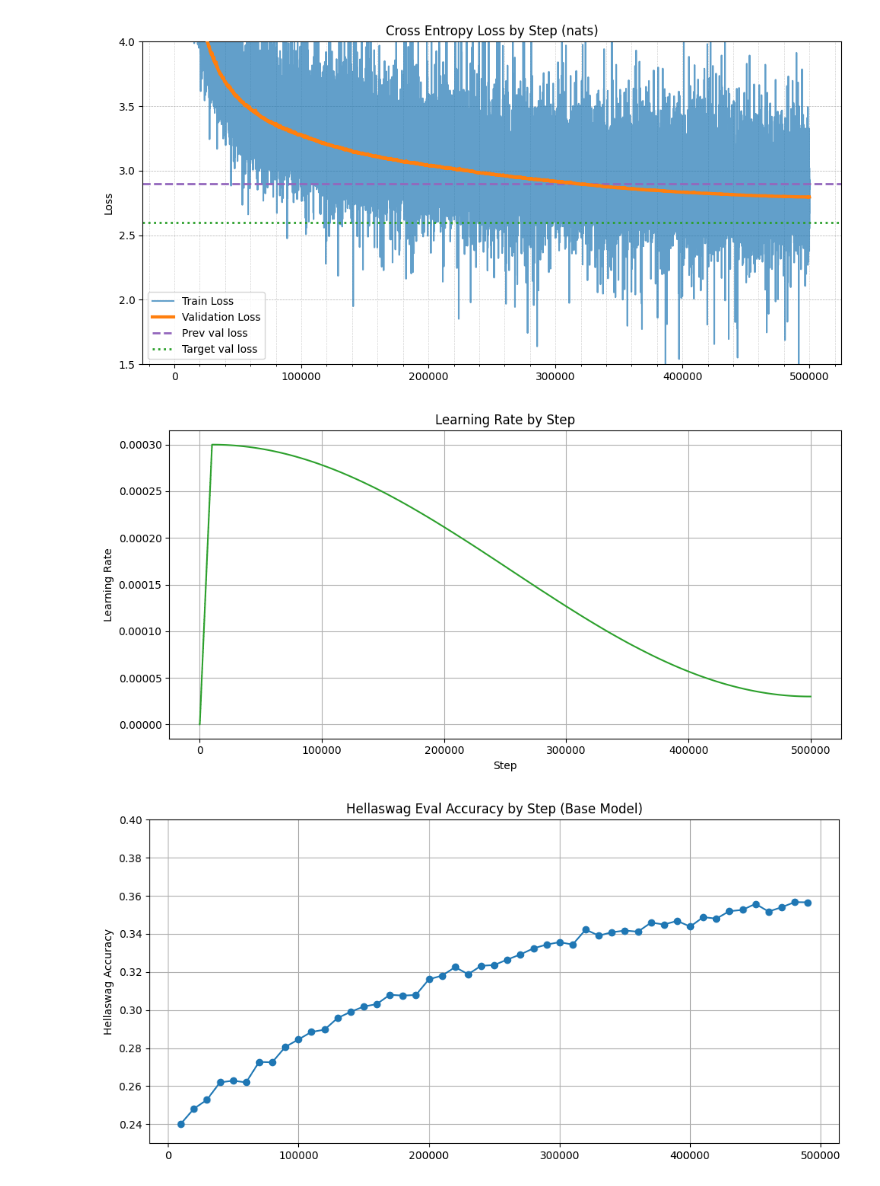
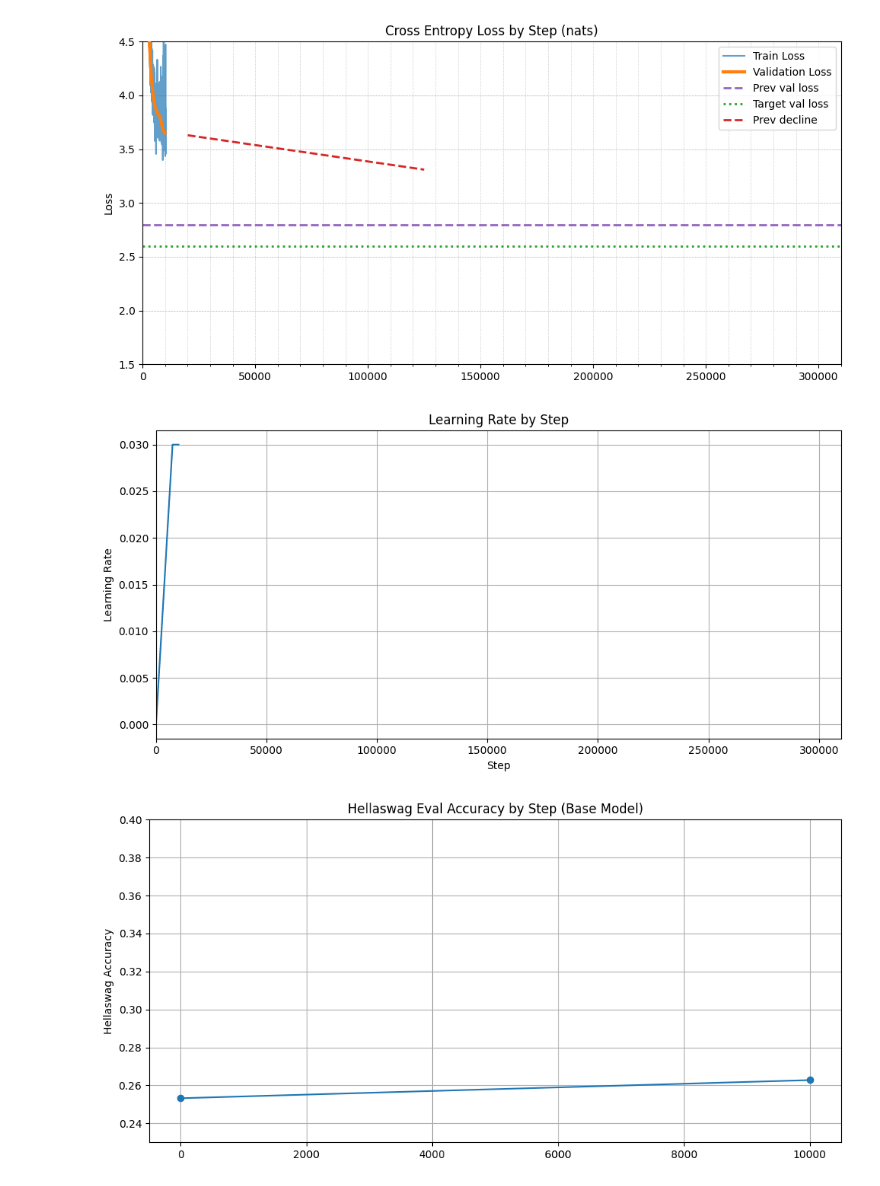
Before and after one commit to feljost/fgpt, a Jupyter notebook: report/code/visualize.ipynb, the cells around one changed output. Cells and saved outputs as stored; diff of their text form; code cells hidden in the pictures.

```diff
--- a/report/code/visualize.ipynb
+++ b/report/code/visualize.ipynb
@@ -5,7 +5,7 @@ import matplotlib.ticker as mticker
 import pandas as pd
 
 # Load the contents
-with open("../../logs/train_metrics_20251129_1850.jsonl", "r") as f:
+with open("../../logs/train_metrics_20251220_1343.jsonl", "r") as f:
     train_metrics = [json.loads(line) for line in f]
 
 df_metrics = pd.DataFrame(train_metrics)
@@ -44,0 +27,13 @@ df_metrics[df_metrics["val_loss"].notnull()].tail(10)
+# %%
+df_metrics["timestamp"] = pd.to_datetime(df_metrics["timestamp"])
+
+# adjust timestamps after a slight hickup in training.
+cutoff = pd.Timestamp("2025-12-20T15:50:00")
+mask = df_metrics["timestamp"] < cutoff
+df_metrics.loc[mask, "timestamp"] += pd.Timedelta(minutes=24)
+
+
+df_metrics["elapsed_hours"] = (df_metrics["timestamp"] - df_metrics["timestamp"].iloc[0]).dt.total_seconds() / 3600
+
+
+df_metrics
@@ -64,8 +73,9 @@ ax1.plot(
 )
 
 # Add horizontal lines for previous and target val loss
-ax1.axhline(2.9, color="tab:purple", linestyle="--", linewidth=2, label="Prev val loss")
+ax1.axhline(2.8, color="tab:purple", linestyle="--", linewidth=2, label="Prev val loss")
 ax1.axhline(2.6, color="tab:green", linestyle=":", linewidth=2, label="Target val loss")
+ax1.plot([20000, 125000], [3.63, 3.31], color="tab:red", linestyle="--", linewidth=2, label="Prev decline", zorder=99)
 
 ax1.legend()
 ax1.yaxis.grid(True, which="both", linestyle="--", linewidth=0.5)
@@ -76,36 +86,41 @@ ax1.xaxis.grid(True, which="both", linestyle=":", linewidth=0.5)
 ax1.set_ylabel("Loss")
 ax1.set_title("Cross Entropy Loss by Step (nats)")
 ax1.grid(True)
-ax1.set_ylim(bottom=1.5, top=4)
+ax1.set_ylim(bottom=1.5, top=4.5)
+ax1.set_xlim(left=0, right=310000)
 fig1.patch.set_facecolor("white")
+
+
 plt.tight_layout()
 plt.show()
 
 # Learning Rate Figure
 fig2, ax2 = plt.subplots(figsize=(10, 5))
-ax2.plot(df_metrics["step"], df_metrics["lr"], color="tab:green")
+# ax2.plot(df_metrics["step"], df_metrics["adamw_lr"], color="tab:green")
+ax2.plot(df_metrics["step"], df_metrics["muon_lr"], color="tab:blue")
 ax2.set_xlabel("Step")
 ax2.set_ylabel("Learning Rate")
 ax2.set_title("Learning Rate by Step")
+ax2.set_xlim(left=0, right=310000)
 ax2.grid(True)
 plt.tight_layout()
 plt.show()
 
 # Hellaswag Eval Accuracy Figure
 fig3, ax3 = plt.subplots(figsize=(10, 5))
 ax3.plot(
     df_metrics["step"][df_metrics["hellaswag_acc"].notna()],
     df_metrics["hellaswag_acc"][df_metrics["hellaswag_acc"].notna()],
     color="tab:blue",
     marker="o",
 )
 ax3.set_ylabel("Hellaswag Accuracy")
 ax3.set_title("Hellaswag Eval Accuracy by Step (Base Model)")
 ax3.grid(True)
 ax3.set_ylim(bottom=0.23, top=0.4)
 plt.tight_layout()
 plt.show()
 # %% [output]
-[figure, old version]
+[figure, new version]
-[figure, old version]
+[figure, new version]
-[figure, old version]
+[figure, new version]
```
Also changed, not shown: parts of 7 cells of this notebook, 2 other files.
